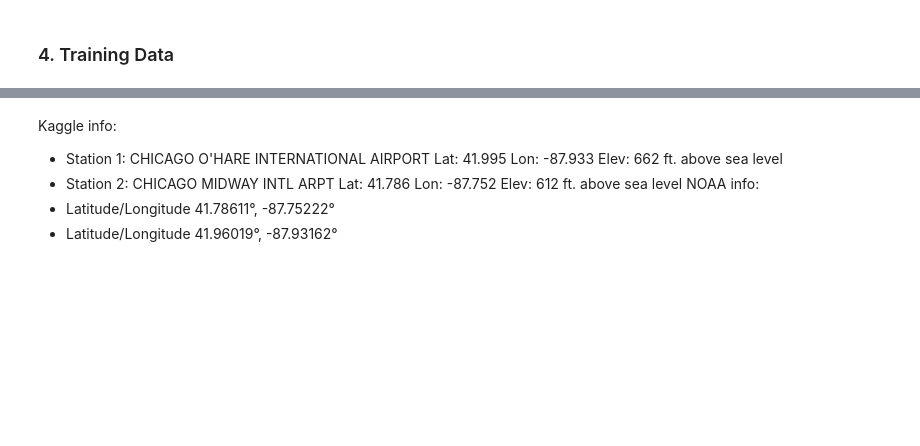
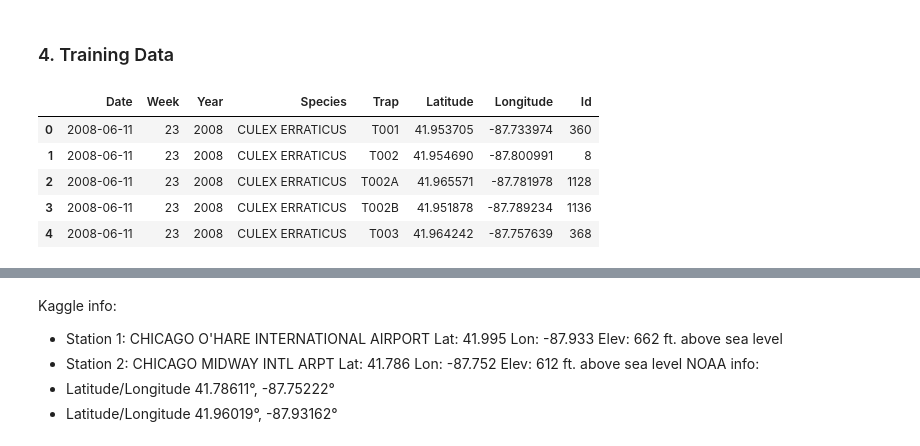
Before and after one commit to AaronCarney/Capstone2-WNV, a Jupyter notebook: Data Wrangling.ipynb, the cells around one changed output, grey strips where cells are left out. Drawn from its saved outputs; the diff is of its cells as text; code cells hidden in the pictures; blank space fills up the shorter version.

```diff
--- a/Data Wrangling.ipynb
+++ b/Data Wrangling.ipynb
@@ -1254,6 +1254,16 @@ Stored 'station' (DataFrame)
 ### 4. Training Data
 # %%
 train = pd.read_csv('data/train.csv')
+test = pd.read_csv('data/test.csv')
+# %%
+test.head()
+# %% [output]
+|  | Date | Week | Year | Species | Trap | Latitude | Longitude | Id |
+| 0 | 2008-06-11 | 23 | 2008 | CULEX ERRATICUS | T001 | 41.953705 | -87.733974 | 360 |
+| 1 | 2008-06-11 | 23 | 2008 | CULEX ERRATICUS | T002 | 41.954690 | -87.800991 | 8 |
+| 2 | 2008-06-11 | 23 | 2008 | CULEX ERRATICUS | T002A | 41.965571 | -87.781978 | 1128 |
+| 3 | 2008-06-11 | 23 | 2008 | CULEX ERRATICUS | T002B | 41.951878 | -87.789234 | 1136 |
+| 4 | 2008-06-11 | 23 | 2008 | CULEX ERRATICUS | T003 | 41.964242 | -87.757639 | 368 |
 # %%
 train.head(2)
 # %% [output]
```
Also changed, not shown: parts of 4 cells of this notebook, 1 other file.
